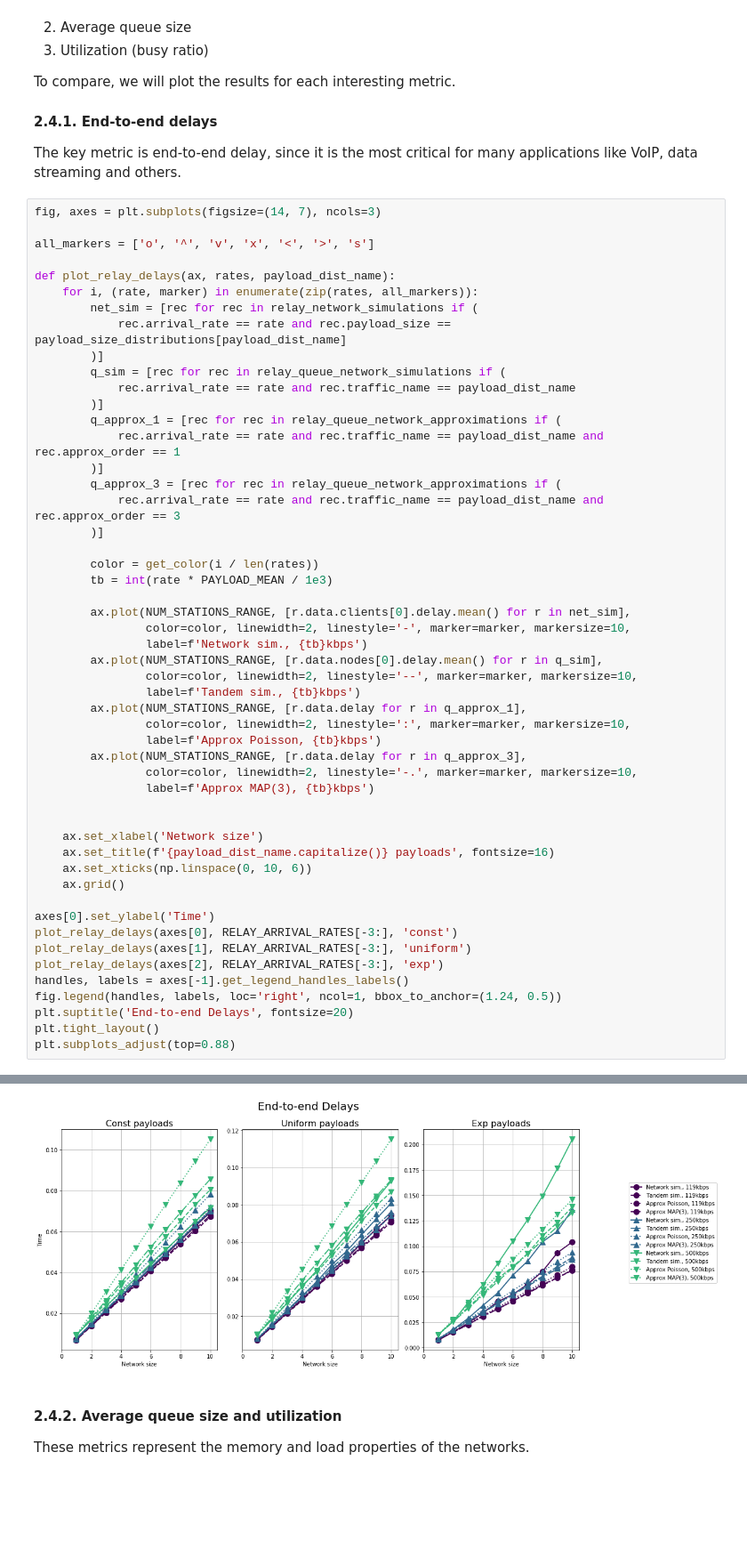
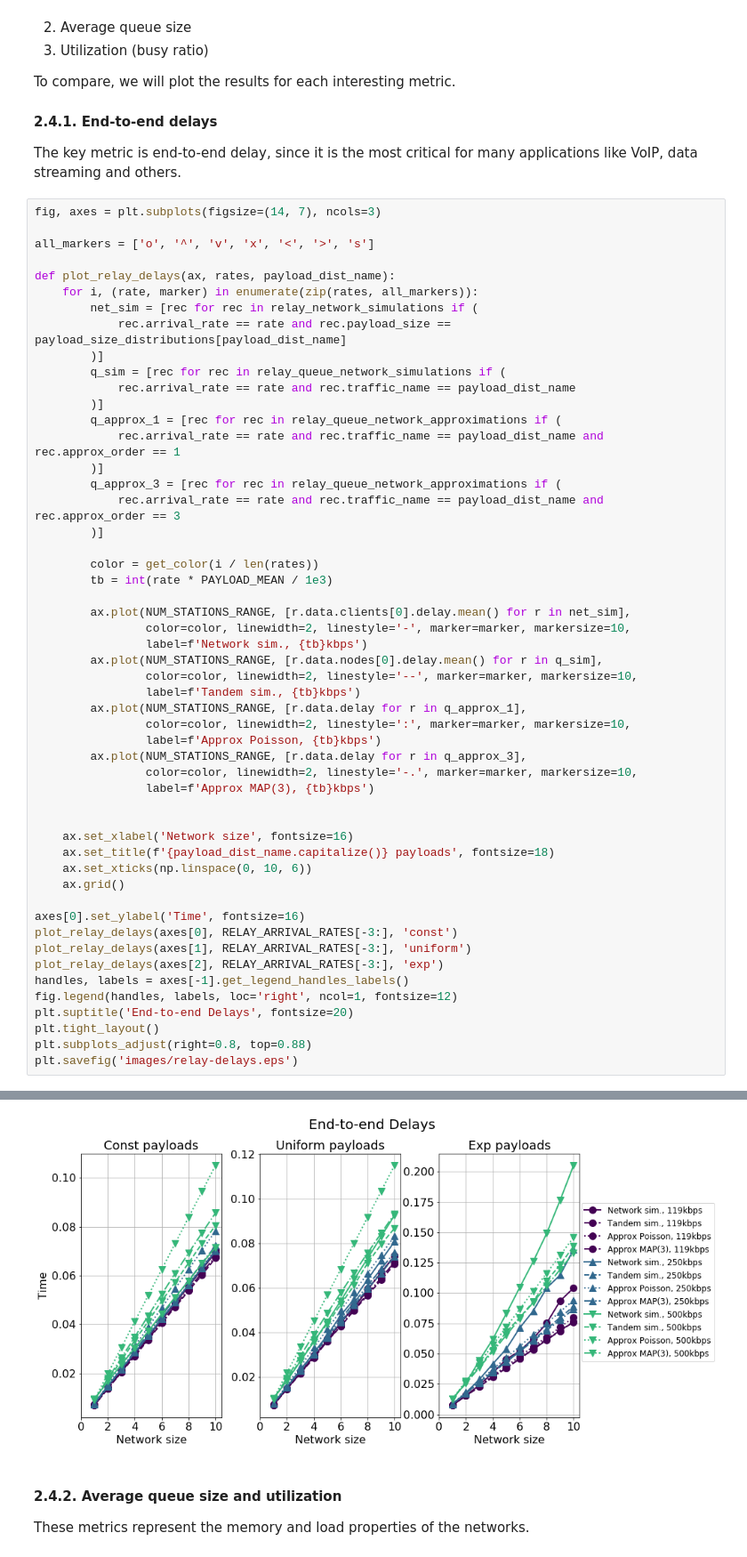
Before and after one commit to ipu69-papers/2019-icaap-queues-model, a Jupyter notebook: ICAAP2019 Experiment.ipynb, the cells around one changed output, grey strips where cells are left out. Shown at 89% size. Saved outputs shown, nothing was run; the diff lists cells and outputs as text; blank space fills up the shorter version.

```diff
--- a/ICAAP2019 Experiment.ipynb
+++ b/ICAAP2019 Experiment.ipynb
@@ -581,18 +593,19 @@ def plot_relay_delays(ax, rates, payload_dist_name):
                 label=f'Approx MAP(3), {tb}kbps')
 
 
-    ax.set_xlabel('Network size')
-    ax.set_title(f'{payload_dist_name.capitalize()} payloads', fontsize=16)
+    ax.set_xlabel('Network size', fontsize=16)
+    ax.set_title(f'{payload_dist_name.capitalize()} payloads', fontsize=18)
     ax.set_xticks(np.linspace(0, 10, 6))
     ax.grid()
 
-axes[0].set_ylabel('Time')
+axes[0].set_ylabel('Time', fontsize=16)
 plot_relay_delays(axes[0], RELAY_ARRIVAL_RATES[-3:], 'const')
 plot_relay_delays(axes[1], RELAY_ARRIVAL_RATES[-3:], 'uniform')
 plot_relay_delays(axes[2], RELAY_ARRIVAL_RATES[-3:], 'exp')
 handles, labels = axes[-1].get_legend_handles_labels()
-fig.legend(handles, labels, loc='right', ncol=1, bbox_to_anchor=(1.24, 0.5))
+fig.legend(handles, labels, loc='right', ncol=1, fontsize=12)
 plt.suptitle('End-to-end Delays', fontsize=20)
 plt.tight_layout()
-plt.subplots_adjust(top=0.88)
+plt.subplots_adjust(right=0.8, top=0.88)
+plt.savefig('images/relay-delays.eps')
 # %% [output]
@@ -599,4 +614,4 @@ plt.subplots_adjust(top=0.88)
-[figure, old version]
+[figure, new version]
 # %% [markdown]
 #### 2.4.2. Average queue size and utilization
 
```
Also changed, not shown: parts of 12 cells of this notebook, 10 other files.
